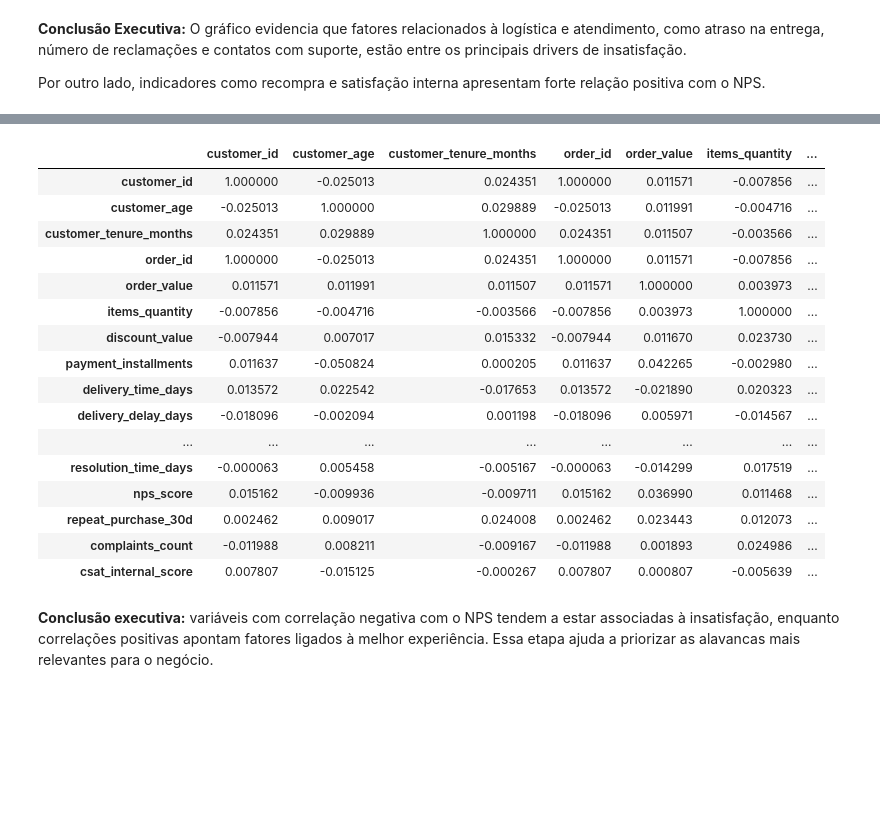
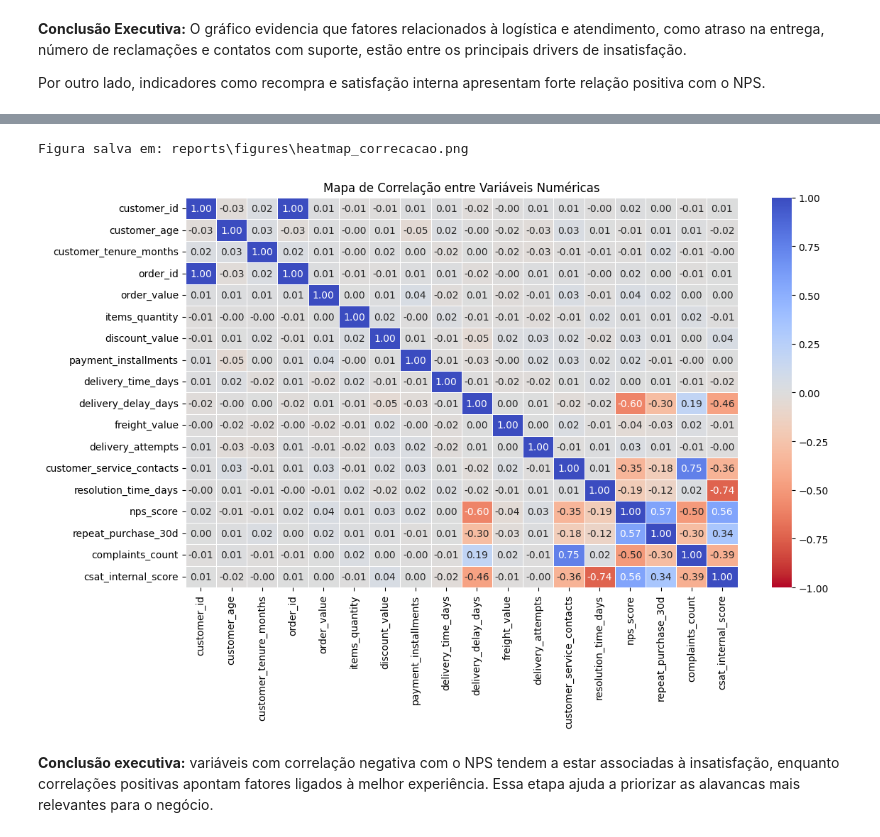
Before and after one commit to EdsonDoro/TechChallenge-Fase1, a Jupyter notebook: notebooks/tech_challenge_fase1.ipynb, the cells around one changed output, grey strips where cells are left out. Cells and saved outputs as stored; diff of their text form; code cells hidden in the pictures; blank space fills up the shorter version.

Commit message:
Novo Heatmap

```diff
--- a/notebooks/tech_challenge_fase1.ipynb
+++ b/notebooks/tech_challenge_fase1.ipynb
@@ -395,27 +379,22 @@ Figura salva em: reports\figures\heatmap.png
-# %%
-corr_matrix = df.corr(numeric_only=True)
-
-corr_matrix.round(2)
-
-corr_matrix.style.background_gradient(cmap='RdBu')
-# %% [output]
-|  | customer_id | customer_age | customer_tenure_months | order_id | order_value | items_quantity | ... |
-| customer_id | 1.000000 | -0.025013 | 0.024351 | 1.000000 | 0.011571 | -0.007856 | ... |
-| customer_age | -0.025013 | 1.000000 | 0.029889 | -0.025013 | 0.011991 | -0.004716 | ... |
-| customer_tenure_months | 0.024351 | 0.029889 | 1.000000 | 0.024351 | 0.011507 | -0.003566 | ... |
-| order_id | 1.000000 | -0.025013 | 0.024351 | 1.000000 | 0.011571 | -0.007856 | ... |
-| order_value | 0.011571 | 0.011991 | 0.011507 | 0.011571 | 1.000000 | 0.003973 | ... |
-| items_quantity | -0.007856 | -0.004716 | -0.003566 | -0.007856 | 0.003973 | 1.000000 | ... |
-| discount_value | -0.007944 | 0.007017 | 0.015332 | -0.007944 | 0.011670 | 0.023730 | ... |
-| payment_installments | 0.011637 | -0.050824 | 0.000205 | 0.011637 | 0.042265 | -0.002980 | ... |
-| delivery_time_days | 0.013572 | 0.022542 | -0.017653 | 0.013572 | -0.021890 | 0.020323 | ... |
-| delivery_delay_days | -0.018096 | -0.002094 | 0.001198 | -0.018096 | 0.005971 | -0.014567 | ... |
-| ... | ... | ... | ... | ... | ... | ... | ... |
-| resolution_time_days | -0.000063 | 0.005458 | -0.005167 | -0.000063 | -0.014299 | 0.017519 | ... |
-| nps_score | 0.015162 | -0.009936 | -0.009711 | 0.015162 | 0.036990 | 0.011468 | ... |
-| repeat_purchase_30d | 0.002462 | 0.009017 | 0.024008 | 0.002462 | 0.023443 | 0.012073 | ... |
-| complaints_count | -0.011988 | 0.008211 | -0.009167 | -0.011988 | 0.001893 | 0.024986 | ... |
-| csat_internal_score | 0.007807 | -0.015125 | -0.000267 | 0.007807 | 0.000807 | -0.005639 | ... |
+# %%
+plt.figure(figsize=(12,8))
+sns.heatmap(
+    df.corr(numeric_only=True),
+    vmin=-1, vmax=1,
+    annot=True,
+    fmt=".2f",
+    cmap="coolwarm_r",
+    center =0,
+    linewidths=0.5,
+    linecolor='white'
+)
+plt.title("Mapa de Correlação entre Variáveis Numéricas")
+plt.tight_layout()
+save_current_fig("heatmap_correcacao.png")
+plt.show()
+# %% [output]
+Figura salva em: reports\figures\heatmap_correcacao.png
+[figure, added]
 # %% [markdown]
 
 **Conclusão executiva:** variáveis com correlação negativa com o NPS tendem a estar associadas à insatisfação, enquanto correlações positivas apontam fatores ligados à melhor experiência. Essa etapa ajuda a priorizar as alavancas mais relevantes para o negócio.
```
Also changed, not shown: parts of 1 cell of this notebook, 1 other file.
